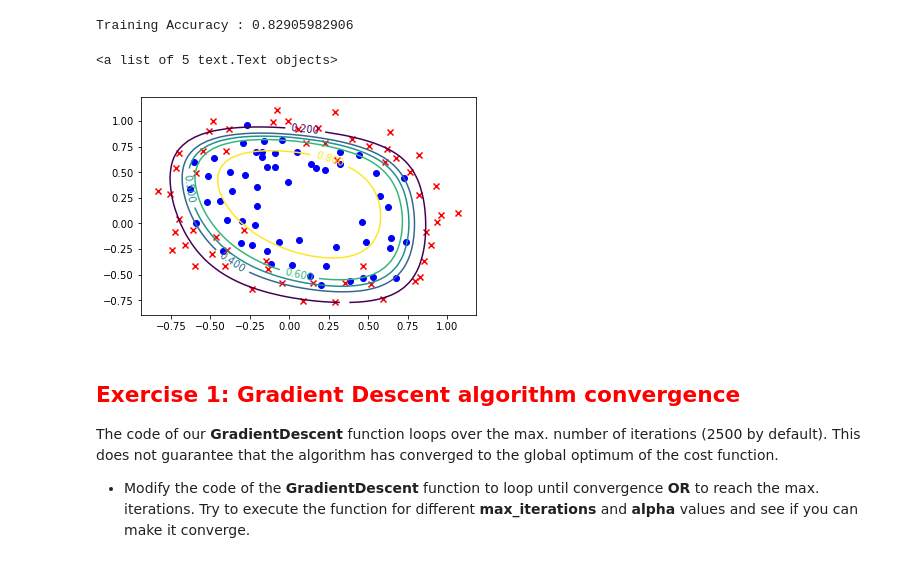
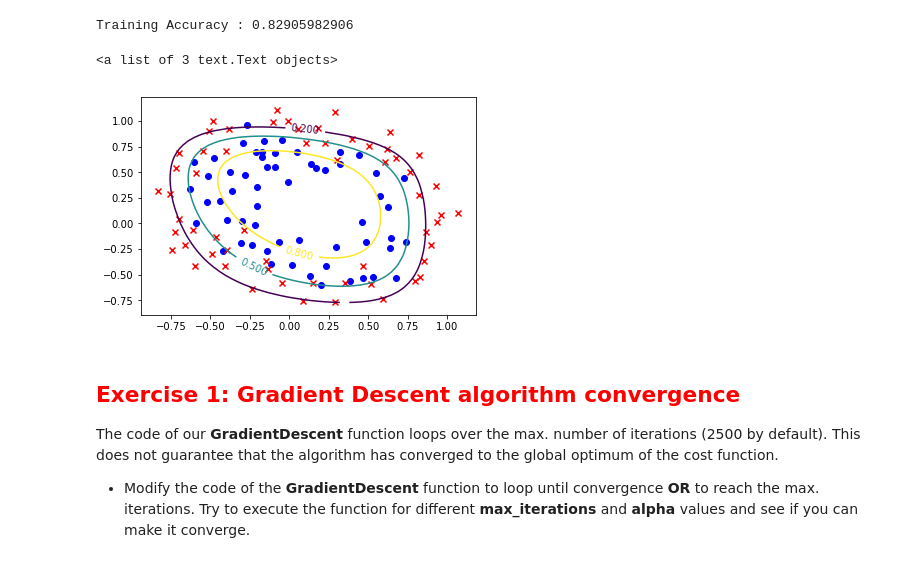
Before and after one commit to bqUAB/par_practices, a Jupyter notebook: b-text_classification/PR1.ipynb, the cells around one changed output. Cells and saved outputs as stored; diff of their text form; code cells hidden in the pictures.

```diff
--- a/b-text_classification/PR1.ipynb
+++ b/b-text_classification/PR1.ipynb
@@ -173,22 +173,22 @@ Training Accuracy : 0.82905982906
 # %%
 #Plot data
 plt.scatter(X[y==1, 0], X[y==1, 1], marker='o', c='b') #positive samples
 plt.scatter(X[y==0, 0], X[y==0, 1], marker='x', c='r') #negative samples
 
 #Plot Boundary
 u = np.linspace(np.min(X[:,0]), np.max(X[:,0]), 50)
 v = np.linspace(np.min(X[:,1]), np.max(X[:,1]), 50)
 z = np.zeros(shape=(len(u), len(v)))
 for i in range(len(u)):
     for j in range(len(v)):
         z[i, j] = sigmoid(map_feature(np.array(u[i]),np.array(v[j])).dot(w))
 
 z = z.T
-cs = plt.contour(u, v, z, levels=[0.2,0.4,0.5,0.6,0.8]) # levels default = 0.5
+cs = plt.contour(u, v, z, levels=[0.2,0.5,0.8]) # levels default = 0.5
 plt.clabel(cs, inline=1, fontsize=10)
 # %% [output]
-<a list of 5 text.Text objects>
+<a list of 3 text.Text objects>
-[figure, old version]
+[figure, new version]
 # %% [markdown]
 ## <font color='red'>Exercise 1: Gradient Descent algorithm convergence</font>
 
```
Also changed, not shown: parts of 17 cells of this notebook, 1 other file.
